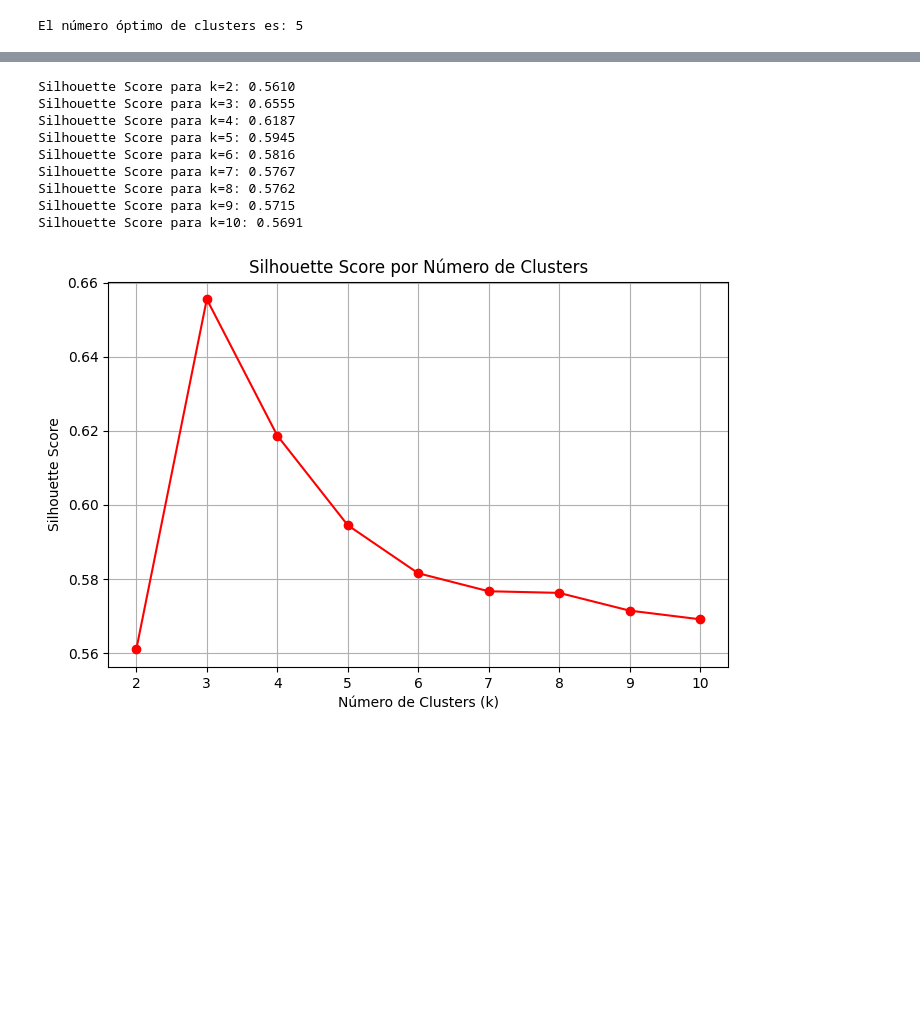
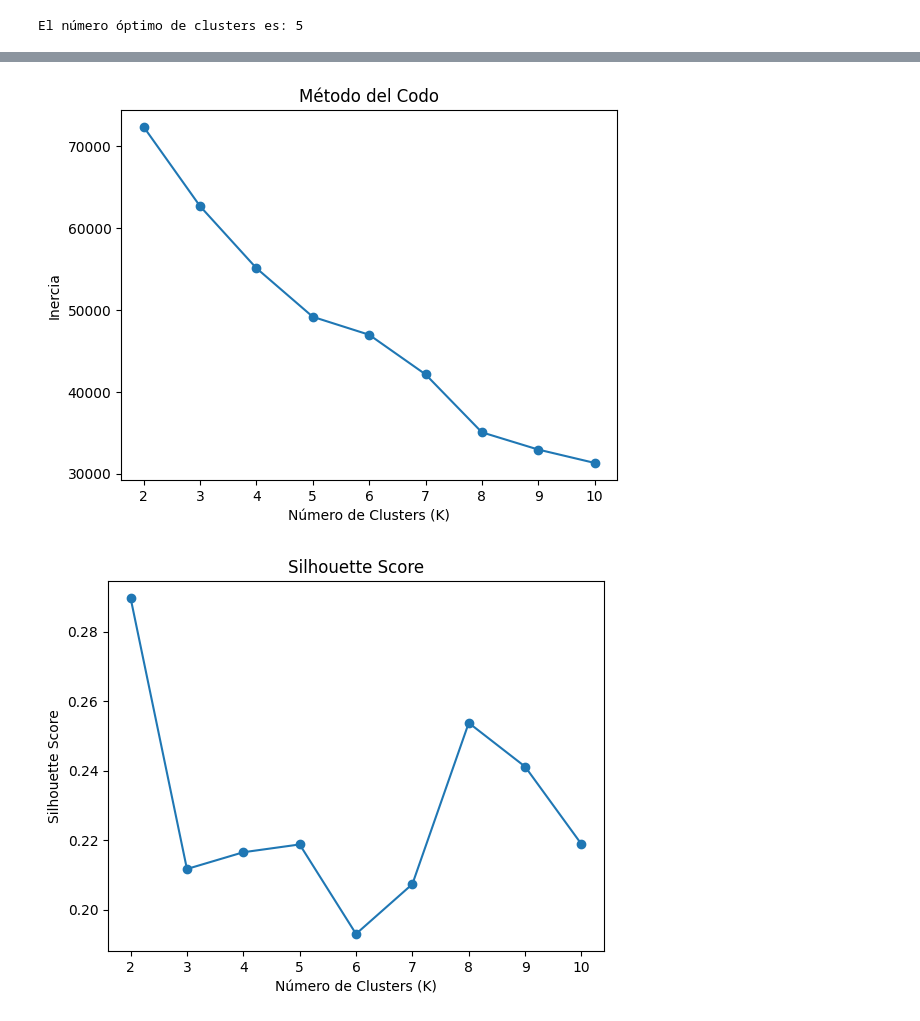
Before and after one commit to Nachosanchezz/Caso02_PCA, a Jupyter notebook: src/02_PCA.ipynb, the cells around one changed output, grey strips where cells are left out. Cells and saved outputs as stored; diff of their text form; code cells hidden in the pictures; blank space fills up the shorter version.

```diff
--- a/src/02_PCA.ipynb
+++ b/src/02_PCA.ipynb
@@ -87,34 +85,33 @@ plt.show()
-# %%
-# Calcular silhouette scores para k de 2 a 10
-silhouette = []
-K_range = range(2, 11)
-
-for k in K_range:
-    kmeans = KMeans(n_clusters=k, random_state=42)
-    labels = kmeans.fit_predict(X_pca)
-    score = silhouette_score(X_pca, labels)
-    silhouette.append(score)
-    print(f"Silhouette Score para k={k}: {score:.4f}")
-
-# Graficar
-plt.figure(figsize=(8, 5))
-plt.plot(K_range, silhouette, 'ro-')
-plt.xlabel('Número de Clusters (k)')
-plt.ylabel('Silhouette Score')
-plt.title('Silhouette Score por Número de Clusters')
-plt.grid(True)
-plt.show()
-# %% [output]
-Silhouette Score para k=2: 0.5610
-Silhouette Score para k=3: 0.6555
-Silhouette Score para k=4: 0.6187
-Silhouette Score para k=5: 0.5945
-Silhouette Score para k=6: 0.5816
-Silhouette Score para k=7: 0.5767
-Silhouette Score para k=8: 0.5762
-Silhouette Score para k=9: 0.5715
-Silhouette Score para k=10: 0.5691
-[figure, removed]
+# %%
+# Método del Codo
+inertia = []
+for k in range(2, 11):
+    kmeans = KMeans(n_clusters=k, random_state=42)
+    kmeans.fit(X)
+    inertia.append(kmeans.inertia_)
+
+plt.plot(range(2, 11), inertia, marker='o')
+plt.xlabel('Número de Clusters (K)')
+plt.ylabel('Inercia')
+plt.title('Método del Codo')
+plt.show()
+
+# Silhouette Score
+silhouette_scores = []
+for k in range(2, 11):
+    kmeans = KMeans(n_clusters=k, random_state=42)
+    labels = kmeans.fit_predict(X)
+    score = silhouette_score(X, labels)
+    silhouette_scores.append(score)
+
+plt.plot(range(2, 11), silhouette_scores, marker='o')
+plt.xlabel('Número de Clusters (K)')
+plt.ylabel('Silhouette Score')
+plt.title('Silhouette Score')
+plt.show()
+# %% [output]
+[figure, added]
+[figure, added]
 # %%
 # KMeans clustering
 from sklearn.cluster import KMeans
```
Also changed, not shown: parts of 11 cells of this notebook, 2 other files.
